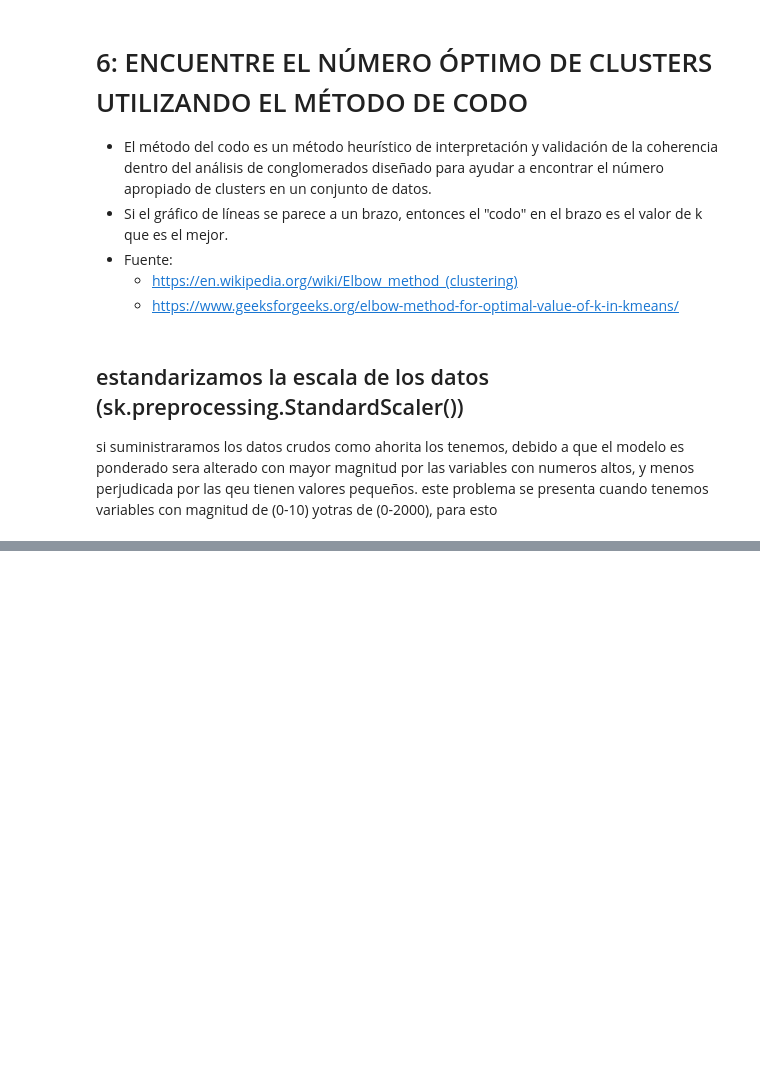
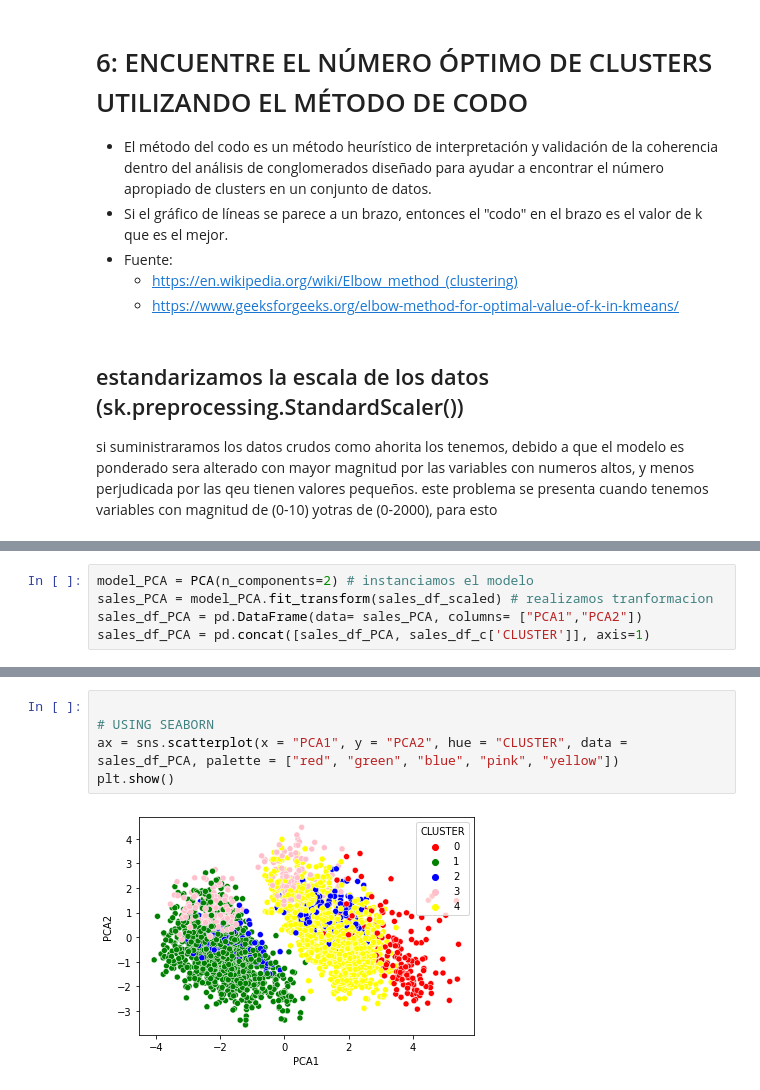
Before and after one commit to and35/3-marketing-AI, a Jupyter notebook: 3-marketing-AI.ipynb, the cells around one changed output, grey strips where cells are left out. Cells and saved outputs as stored; diff of their text form; blank space fills up the shorter version.

```diff
--- a/3-marketing-AI.ipynb
+++ b/3-marketing-AI.ipynb
@@ -509,0 +719,5 @@ array([[-0.52289086,  0.5969775 , -1.05705871, -0.37082523, -1.42703863,
+# %%
+model_PCA = PCA(n_components=2) # instanciamos el modelo
+sales_PCA = model_PCA.fit_transform(sales_df_scaled) # realizamos tranformacion
+sales_df_PCA = pd.DataFrame(data= sales_PCA, columns= ["PCA1","PCA2"])
+sales_df_PCA = pd.concat([sales_df_PCA, sales_df_c['CLUSTER']], axis=1)
@@ -509,0 +739,7 @@ array([[-0.52289086,  0.5969775 , -1.05705871, -0.37082523, -1.42703863,
+# %%
+
+# USING SEABORN
+ax = sns.scatterplot(x = "PCA1", y = "PCA2", hue = "CLUSTER", data = sales_df_PCA, palette = ["red", "green", "blue", "pink", "yellow"])
+plt.show()
+# %% [output]
+[figure, added]
```
Also changed, not shown: parts of 54 cells of this notebook.
